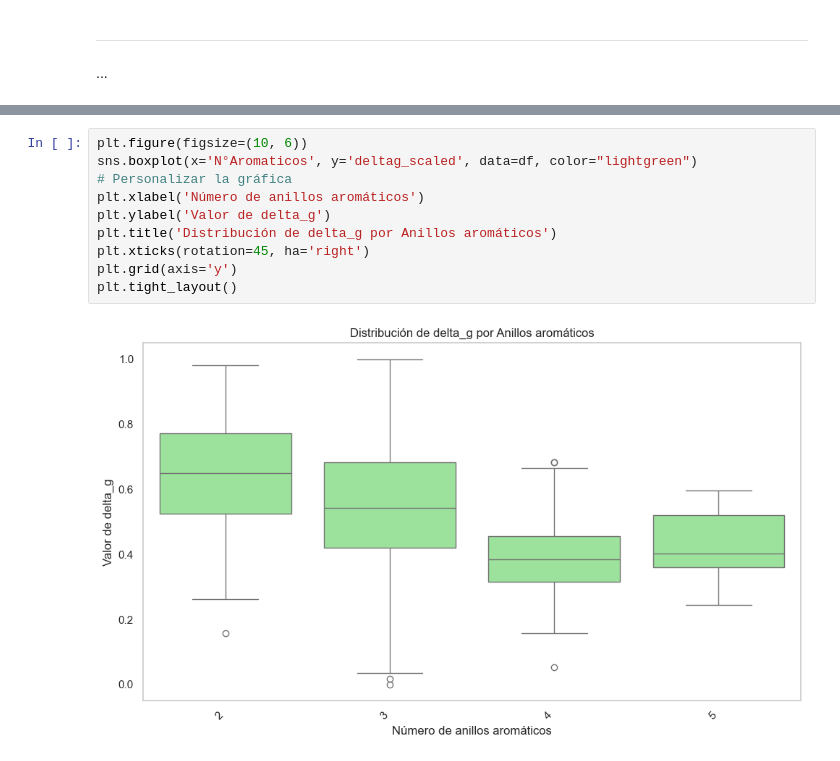
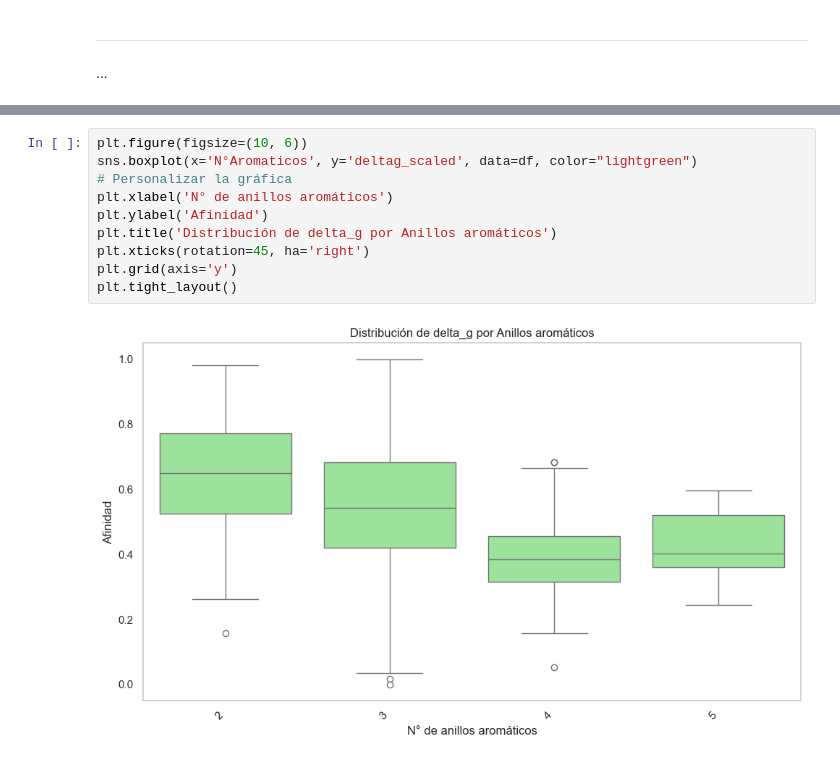
Before and after one commit to mauriciocruzriveros/BasededatosFlavonoides, a Jupyter notebook: flavonoids_collab.ipynb, the cells around one changed output, grey strips where cells are left out. Drawn from its saved outputs; the diff is of its cells as text.

```diff
--- a/flavonoids_collab.ipynb
+++ b/flavonoids_collab.ipynb
@@ -1659,12 +1659,12 @@ plt.tight_layout()
 # %%
 plt.figure(figsize=(10, 6))
 sns.boxplot(x='N°Aromaticos', y='deltag_scaled', data=df, color="lightgreen")
 # Personalizar la gráfica
-plt.xlabel('Número de anillos aromáticos')
-plt.ylabel('Valor de delta_g')
+plt.xlabel('N° de anillos aromáticos')
+plt.ylabel('Afinidad')
 plt.title('Distribución de delta_g por Anillos aromáticos')
 plt.xticks(rotation=45, ha='right')
 plt.grid(axis='y')
 plt.tight_layout()
 # %% [output]
-[figure, old version]
+[figure, new version]
```
Also changed, not shown: parts of 3 cells of this notebook.
